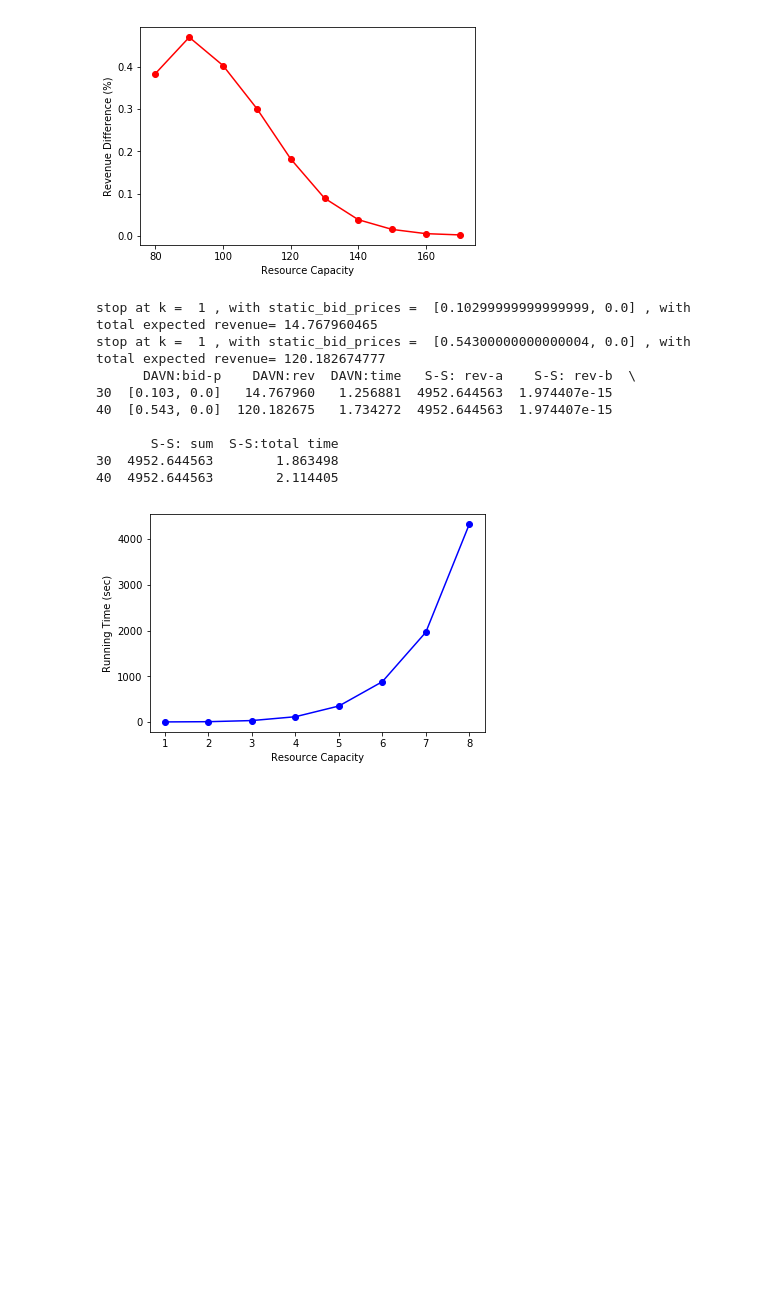
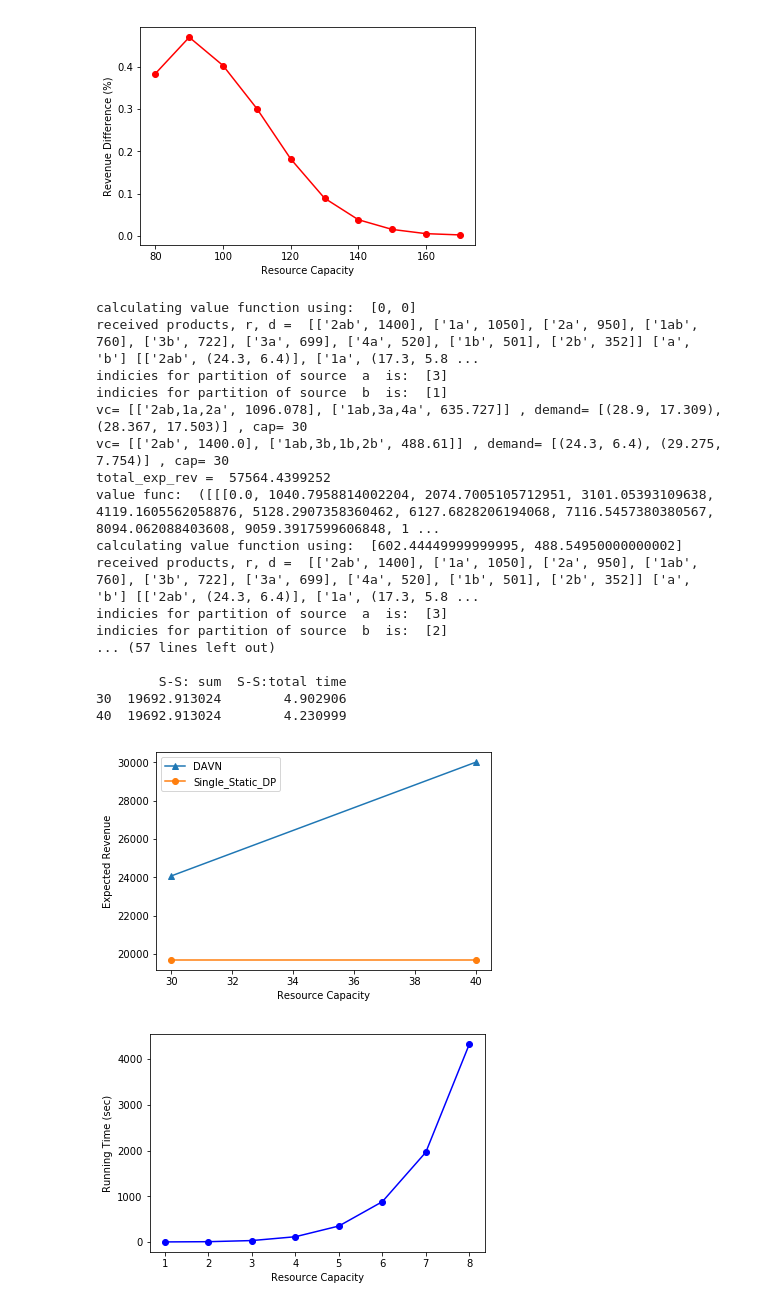
Before and after one commit to TimelessJY/RevenueManagement, a Jupyter notebook: src/RM_compare.ipynb, the cells around one changed output. Cells and saved outputs as stored; diff of their text form; code cells hidden in the pictures; blank space fills up the shorter version.

Commit message:
Muted examples in files. Modified DAVN method. Added plotting graph in comparison between iDAVN and single-static-DP.

```diff
--- a/src/RM_compare.ipynb
+++ b/src/RM_compare.ipynb
@@ -120,42 +126,70 @@ def compare_iDAVN_singleDPstatic(products, resources, n_class, cap_lb, cap_ub, c
             resource_name = resources[i]
             products_i = [j for j in products if resource_name in j[0]]
     #         print("products for resource " + resource_name + " are: ", products_i)
             ps, ds, _ = RM_helper.sort_product_demands(products_i)
 
             single_time = time.time()
             problem = RM_exact.Single_RM_static(ps, ds, capacities[i])
             vf_i = problem.value_func()
             single_time = time.time() - single_time
             single_total_time += single_time
 
             single_static_vf.append(vf_i[0][-1][-1])
     #         print("products: ", ps, ds, ", value =", vf_i)
             result.append(vf_i[0][-1][-1])
         result.append(sum(single_static_vf))
         result.append(single_total_time)
 
         table_data.append(result)
 
     print(pandas.DataFrame(table_data, capacities, col_titles))
+    return table_data
 
 
 # Compare
 products = [['1a', (17.3, 5.8), 1050], ['2a', (45.1, 15.0),950], ['3a', (39.6, 13.2), 699], ['4a', (34.0, 11.3),520],\
             ['1b', (20, 3.5), 501], ['2b', (63.1, 2.5), 352], ['3b', (22.5, 6.1), 722], ['1ab', (11.5, 2.1), 760],\
             ['2ab', (24.3, 6.4), 1400]]
 resources = ['a', 'b']
 # compare_iDAVN_singleDPstatic(products,resources, 6, 80, 120, 10)
-compare_iDAVN_singleDPstatic(products, resources, 2, 30, 40, 10)
+lb = 30
+ub = 40
+data = compare_iDAVN_singleDPstatic(products, resources, 2, lb, ub, 10)
+
+revs_DAVN = [d[1] for d in data]
+revs_singleDP = [d[5] for d in data]
+time_DAVN = [d[2] for d in data]
+time_singleDP = [d[6] for d in data]
+
+x= np.linspace(lb, ub, (ub - lb) / 10 + 1)
+
+line1, = plt.plot(x,revs_DAVN, marker='^', label='DAVN')
+line2, = plt.plot(x,revs_singleDP, marker='o', label='Single_Static_DP')
+
+plt.legend(handler_map={line1: HandlerLine2D(numpoints=1),line2: HandlerLine2D(numpoints=1)})
+# legend = ax.legend(loc='upper center')
+plt.ylabel('Expected Revenue')
+plt.xlabel('Resource Capacity')
+plt.show()
 # %% [output]
-stop at k =  1 , with static_bid_prices =  [0.10299999999999999, 0.0] , with total expected revenue= 14.767960465
-stop at k =  1 , with static_bid_prices =  [0.54300000000000004, 0.0] , with total expected revenue= 120.182674777
-      DAVN:bid-p    DAVN:rev  DAVN:time   S-S: rev-a    S-S: rev-b  \
-30  [0.103, 0.0]   14.767960   1.256881  4952.644563  1.974407e-15
-40  [0.543, 0.0]  120.182675   1.734272  4952.644563  1.974407e-15
+calculating value function using:  [0, 0]
+received products, r, d =  [['2ab', 1400], ['1a', 1050], ['2a', 950], ['1ab', 760], ['3b', 722], ['3a', 699], ['4a', 520], ['1b', 501], ['2b', 352]] ['a', 'b'] [['2ab', (24.3, 6.4)], ['1a', (17.3, 5.8 ...
+indicies for partition of source  a  is:  [3]
+indicies for partition of source  b  is:  [1]
+vc= [['2ab,1a,2a', 1096.078], ['1ab,3a,4a', 635.727]] , demand= [(28.9, 17.309), (28.367, 17.503)] , cap= 30
+vc= [['2ab', 1400.0], ['1ab,3b,1b,2b', 488.61]] , demand= [(24.3, 6.4), (29.275, 7.754)] , cap= 30
+total_exp_rev =  57564.4399252
+value func:  ([[[0.0, 1040.7958814002204, 2074.7005105712951, 3101.05393109638, 4119.1605562058876, 5128.2907358360462, 6127.6828206194068, 7116.5457380380567, 8094.062088403608, 9059.3917599606848, 1 ...
+calculating value function using:  [602.44449999999995, 488.54950000000002]
+received products, r, d =  [['2ab', 1400], ['1a', 1050], ['2a', 950], ['1ab', 760], ['3b', 722], ['3a', 699], ['4a', 520], ['1b', 501], ['2b', 352]] ['a', 'b'] [['2ab', (24.3, 6.4)], ['1a', (17.3, 5.8 ...
+indicies for partition of source  a  is:  [3]
+indicies for partition of source  b  is:  [2]
+... (57 lines left out)
 
-       S-S: sum  S-S:total time
-30  4952.644563        1.863498
-40  4952.644563        2.114405
+        S-S: sum  S-S:total time
+30  19692.913024        4.902906
+40  19692.913024        4.230999
+[figure, added]
 # %%
 # Draw the graph of running time of the network_DP model
 import numpy as np
```
Also changed, not shown: parts of 1 cell of this notebook, 5 other files.
